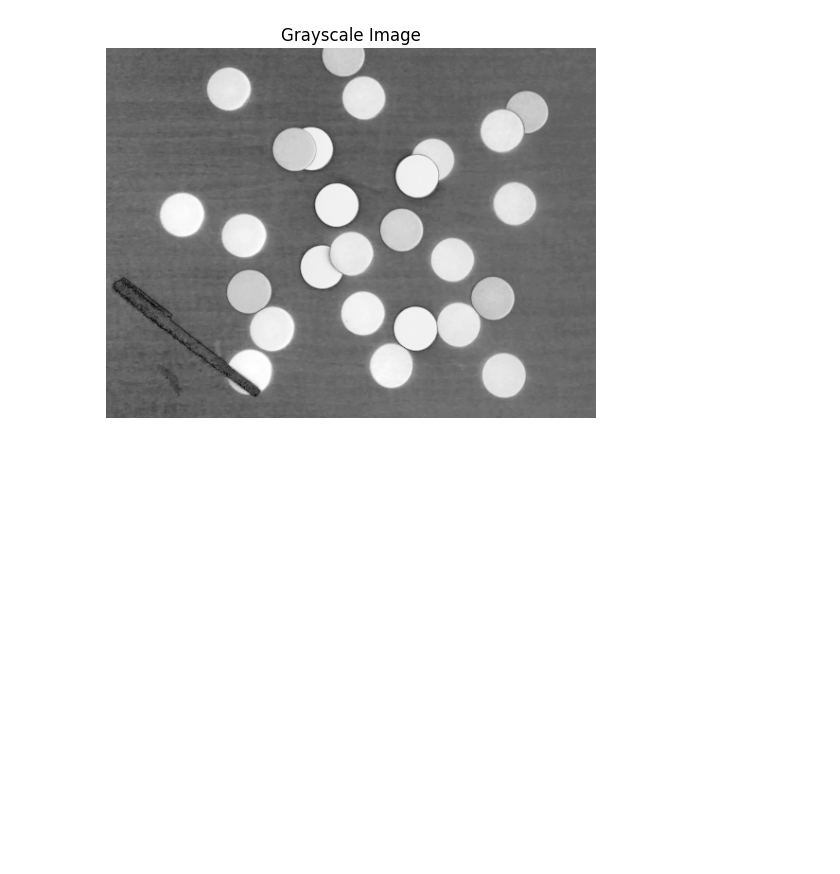
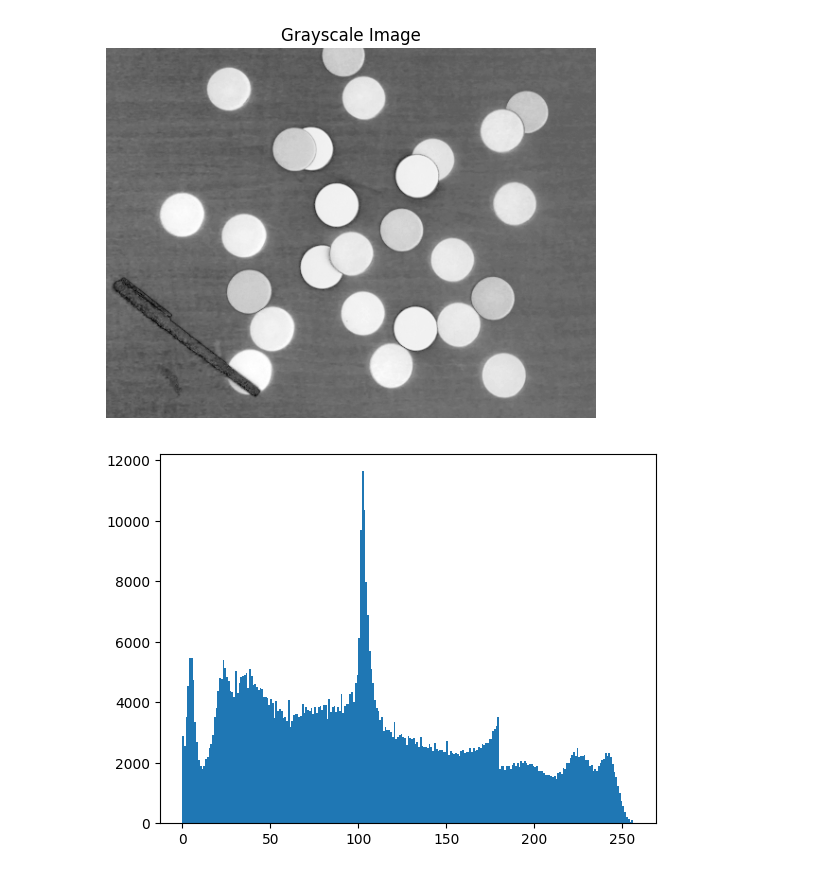
Before and after one commit to Kl3bs/Digital-Image-Processing, a Jupyter notebook: subjects/color_segmentations.ipynb, the cells around one changed output. Drawn from its saved outputs; the diff is of its cells as text; code cells hidden in the pictures; blank space fills up the shorter version.

```diff
--- a/subjects/color_segmentations.ipynb
+++ b/subjects/color_segmentations.ipynb
@@ -143,0 +142,14 @@ plot_in_grayscale(hsv_img)
+# %%
+#Make the product between grayscale and hsv image
+# hsv_img = cv2.cvtColor(img, cv2.COLOR_BGR2HSV)
+hsv_img = cv2.cvtColor(img, cv2.COLOR_BGR2HSV)
+gray_image = cv2.cvtColor(img, cv2.COLOR_BGR2GRAY)
+
+result = cv2.bitwise_and(hsv_img, hsv_img, mask=gray_image)
+
+
+#plot the result histogram
+plt.hist(result.ravel(),256,[0,256])
+plt.show()
+# %% [output]
+[figure, added]
```
Also changed, not shown: parts of 1 cell of this notebook.
